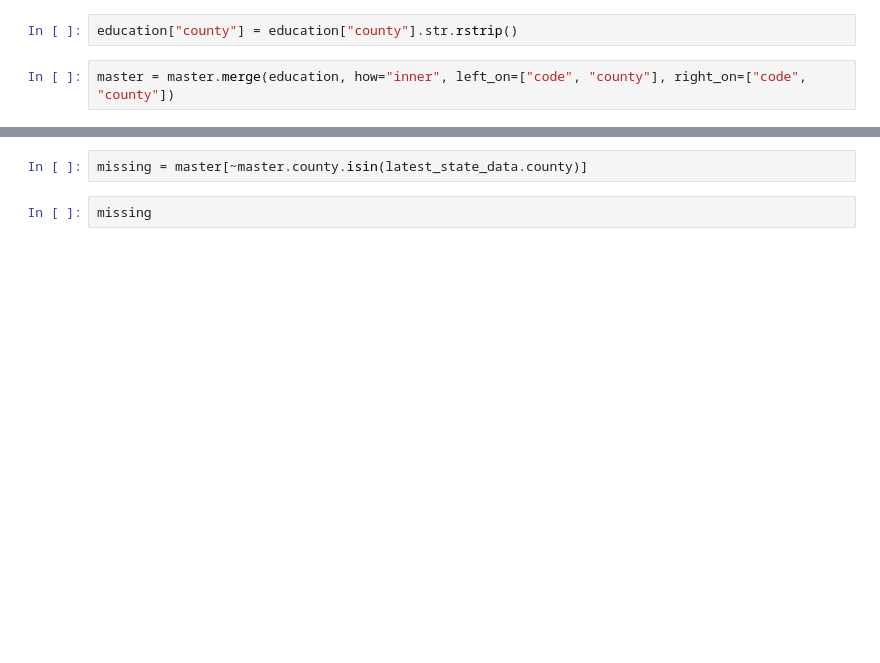
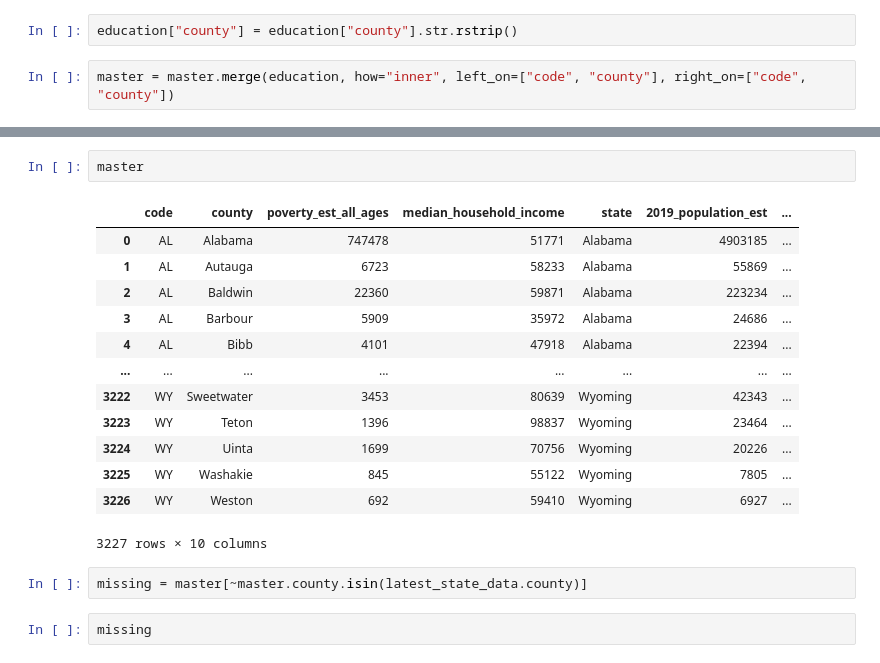
Before and after one commit to CCom20/covid-ml-application, a Jupyter notebook: notebooks/county_machine_learning_notebook.ipynb, the cells around one changed output, grey strips where cells are left out. Cells and saved outputs as stored; diff of their text form; blank space fills up the shorter version.

```diff
--- a/notebooks/county_machine_learning_notebook.ipynb
+++ b/notebooks/county_machine_learning_notebook.ipynb
@@ -174,3 +192,19 @@ master = master.merge(education, how="inner", left_on=["code", "county"], right_
+# %%
+master
+# %% [output]
+|  | code | county | poverty_est_all_ages | median_household_income | state | 2019_population_est | ... |
+| 0 | AL | Alabama | 747478 | 51771 | Alabama | 4903185 | ... |
+| 1 | AL | Autauga | 6723 | 58233 | Alabama | 55869 | ... |
+| 2 | AL | Baldwin | 22360 | 59871 | Alabama | 223234 | ... |
+| 3 | AL | Barbour | 5909 | 35972 | Alabama | 24686 | ... |
+| 4 | AL | Bibb | 4101 | 47918 | Alabama | 22394 | ... |
+| ... | ... | ... | ... | ... | ... | ... | ... |
+| 3222 | WY | Sweetwater | 3453 | 80639 | Wyoming | 42343 | ... |
+| 3223 | WY | Teton | 1396 | 98837 | Wyoming | 23464 | ... |
+| 3224 | WY | Uinta | 1699 | 70756 | Wyoming | 20226 | ... |
+| 3225 | WY | Washakie | 845 | 55122 | Wyoming | 7805 | ... |
+| 3226 | WY | Weston | 692 | 59410 | Wyoming | 6927 | ... |
+3227 rows × 10 columns
 # %%
 missing = master[~master.county.isin(latest_state_data.county)]
 # %%
```
Also changed, not shown: parts of 12 cells of this notebook, 1 other file.
